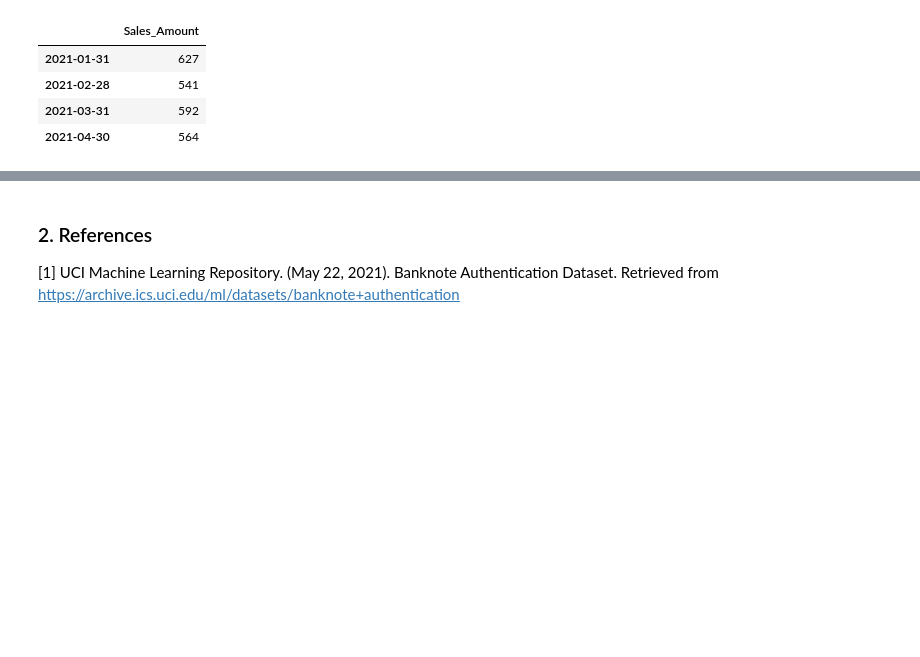
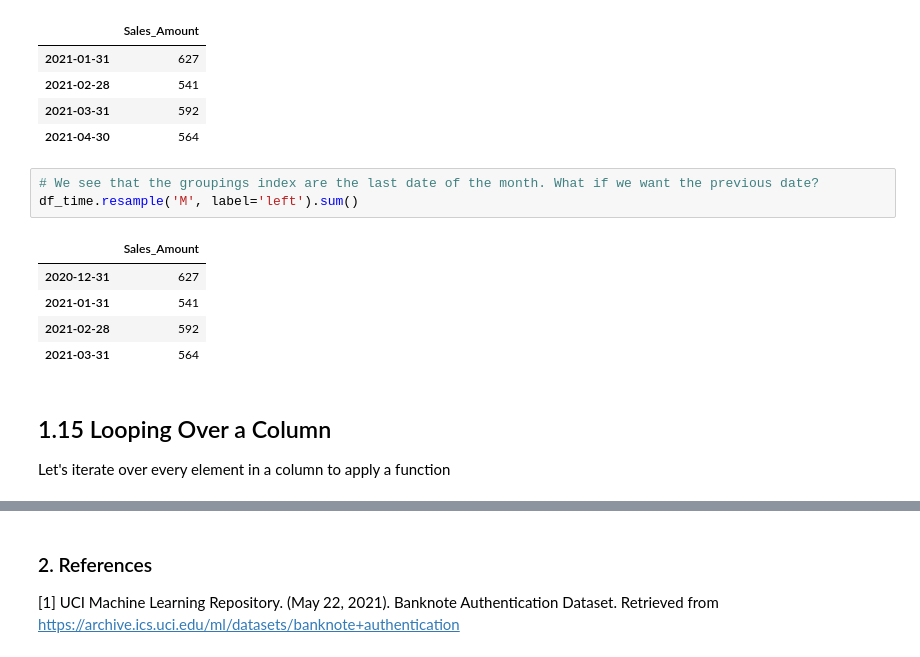
Before and after one commit to alexismenanieves/Pandas_Practice, a Jupyter notebook: Pandas_Practice_Notebook.ipynb, the cells around one changed output, grey strips where cells are left out. Drawn from its saved outputs; the diff is of its cells as text; blank space fills up the shorter version.

```diff
--- a/Pandas_Practice_Notebook.ipynb
+++ b/Pandas_Practice_Notebook.ipynb
@@ -441,3 +441,15 @@ df_time.resample('M').sum()
 | 2021-02-28 | 541 |
 | 2021-03-31 | 592 |
 | 2021-04-30 | 564 |
+# %%
+# We see that the groupings index are the last date of the month. What if we want the previous date?
+df_time.resample('M', label='left').sum()
+# %% [output]
+|  | Sales_Amount |
+| 2020-12-31 | 627 |
+| 2021-01-31 | 541 |
+| 2021-02-28 | 592 |
+| 2021-03-31 | 564 |
+# %% [markdown]
+## 1.15 Looping Over a Column
+Let's iterate over every element in a column to apply a function
```
Also changed, not shown: parts of 3 cells of this notebook.
